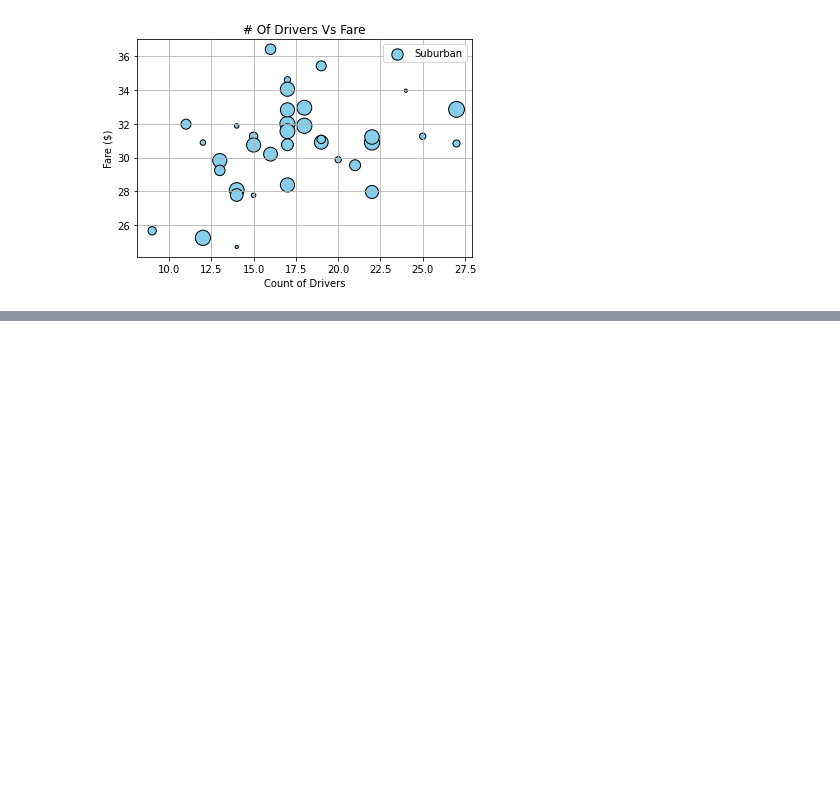
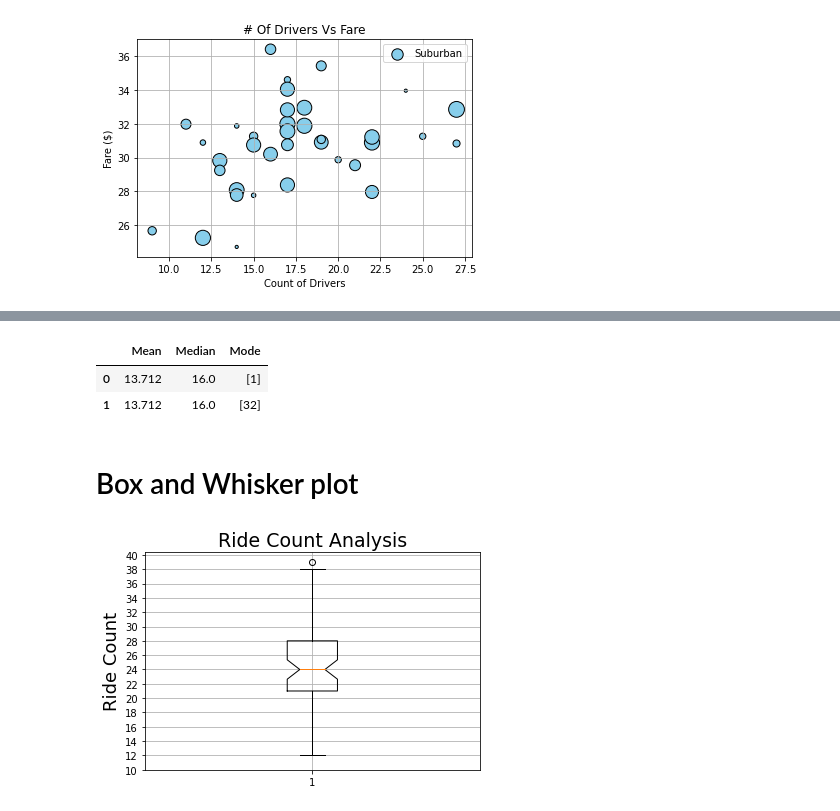
Before and after one commit to lopez-Luis89/PyBer_Analysis, a Jupyter notebook: Pyber1.ipynb, the cells around one changed output, grey strips where cells are left out. Saved outputs shown, nothing was run; the diff lists cells and outputs as text; code cells hidden in the pictures; blank space fills up the shorter version.

Commit message:
Adding Whisker and Dot Plots Notebook

```diff
--- a/Pyber1.ipynb
+++ b/Pyber1.ipynb
@@ -164,0 +292,39 @@ FileNotFoundError: [Errno 2] No such file or directory: 'analysis/Fig1.png'
+# %%
+urban_stat_df = pd.DataFrame({
+    'Mean': urban_drivers_mean,
+    'Median': urban_drivers_median,
+    'Mode': urban_drivers_mode
+})
+urban_stat_df
+
+rural_stat_df = pd.DataFrame({
+    'Mean': rural_drivers_mean,
+    'Median': rural_drivers_median,
+    'Mode': rural_drivers_mode
+})
+rural_stat_df
+
+suburban_stat_df= pd.DataFrame({
+    'Mean': suburban_drivers_mean,
+    'Median': suburban_drivers_median,
+    'Mode': suburban_drivers_mode
+})
+suburban_stat_df
+# %% [output]
+|  | Mean | Median | Mode |
+| 0 | 13.712 | 16.0 | [1] |
+| 1 | 13.712 | 16.0 | [32] |
+# %% [markdown]
+# Box and Whisker plot
+# %%
+x_label = 'Urban'
+fig, ax = plt.subplots()
+ax.boxplot(urban_city_count, x_label)
+plt.ylabel('Ride Count',size = 18)
+plt.title('Ride Count Analysis', size = 19)
+
+ax.set_yticks(np.arange(10, 41, step = 2.0 ))
+plt.grid(True)
+plt.show()
+# %% [output]
+[figure, added]
```
Also changed, not shown: parts of 28 cells of this notebook, 3 other files.
